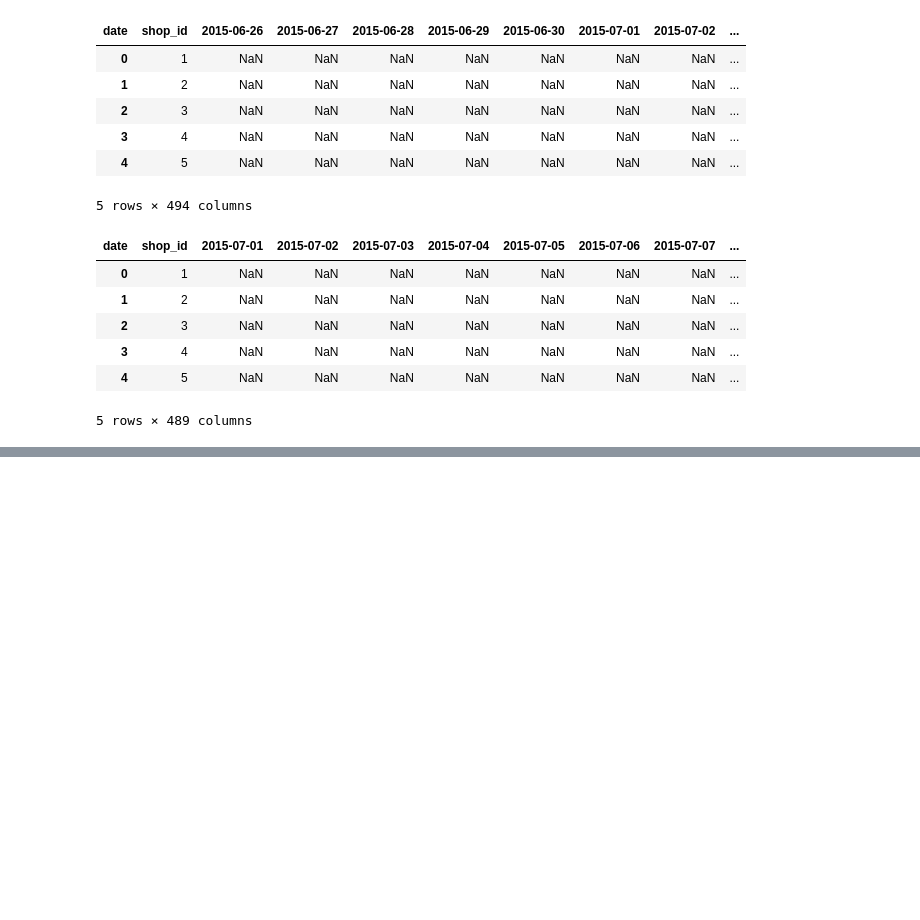
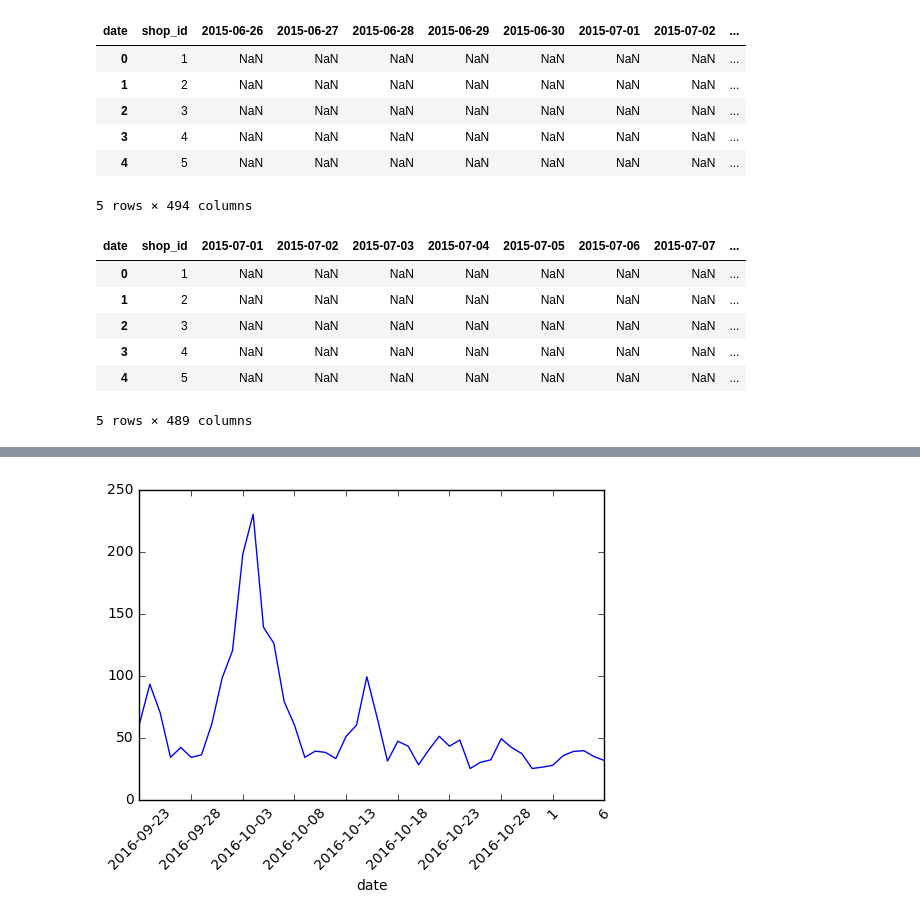
Before and after one commit to AlfredGao/IJCAI2017_Koubei, a Jupyter notebook: model/data_playground.ipynb, the cells around one changed output, grey strips where cells are left out. Saved outputs shown, nothing was run; the diff lists cells and outputs as text; code cells hidden in the pictures; blank space fills up the shorter version.

```diff
--- a/model/data_playground.ipynb
+++ b/model/data_playground.ipynb
@@ -100,0 +237,28 @@ shop_pay_day.to_csv('../tempfile/shop_pay_everyday.csv', index=False, header=Fal
+# %%
+def ARIMA_prediction(shop_data_row, predict_len=7):
+
+    first_open_day = 0
+    prediction = []
+    index = 0
+    for _, series_val in shop_data_row.iteritems():
+        if pd.isnull(series_val):
+            index += 1
+            continue
+        else:
+            first_open_day = index
+            break
+    history = (shop_data_row.iloc[first_open_day:]).values
+#     history.index = pd.to_datetime(history.index, format='%Y-%m-%d')
+#     print(first_open_day)
+    model = ARIMA(history, order=(5,1,0))
+    model_fit = model.fit(disp=0)
+    output = model_fit.forecast(steps=predict_len)
+    return list(output[0])
+# %%
+predict = ARIMA_prediction(shop_pay_day.iloc[124, 1:])
+data_and_predict = (shop_pay_day.iloc[124, 450:].copy()).append(pd.Series(predict))
+data_and_predict.plot()
+plt.xticks(rotation=45)
+plt.show()
+# %% [output]
+[figure, added]
```
Also changed, not shown: parts of 17 cells of this notebook, 18 other files.
